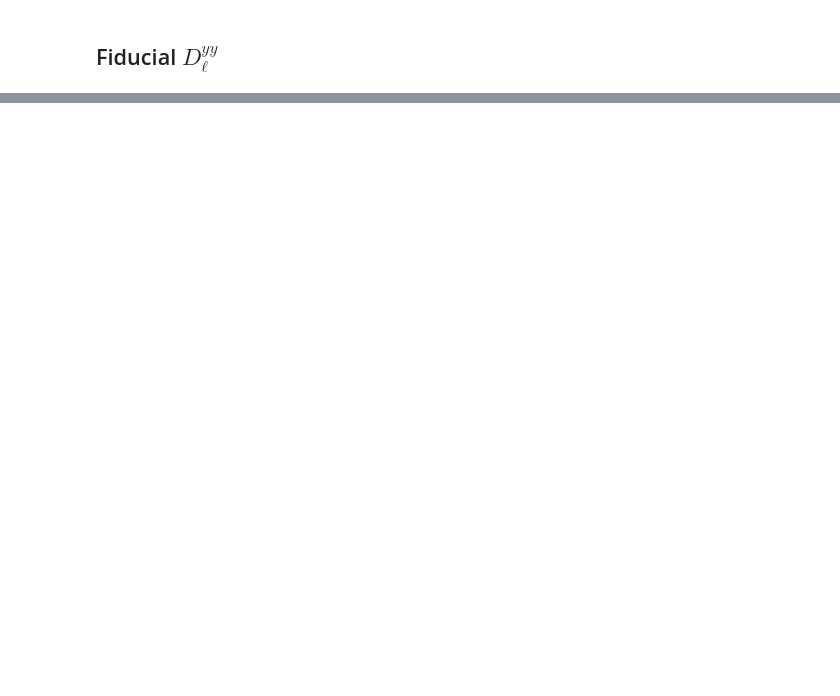
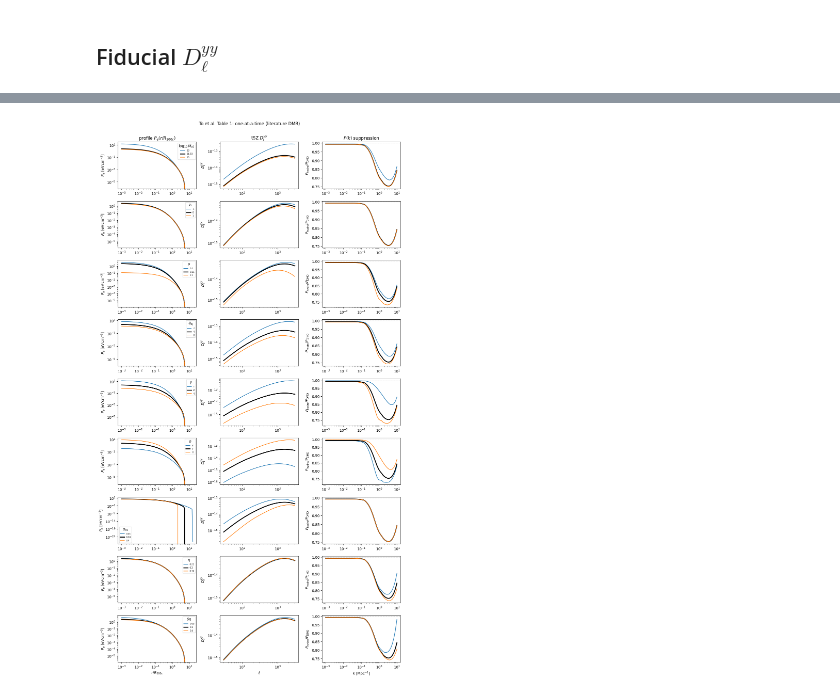
Before and after one commit to licongxu/hmfast, a Jupyter notebook: tutorial/dmb_tsz_ps_params.ipynb, the cells around one changed output, grey strips where cells are left out. Cells and saved outputs as stored; diff of their text form; code cells hidden in the pictures; blank space fills up the shorter version.

```diff
--- a/tutorial/dmb_tsz_ps_params.ipynb
+++ b/tutorial/dmb_tsz_ps_params.ipynb
@@ -259,0 +218,29 @@ Related: `tsz_power_spectrum.ipynb`, `dmb_observables.ipynb`.
+# %%
+nrow = len(SCANS)
+fig, axes = plt.subplots(nrow, 3, figsize=(12, 2.4 * nrow))
+for i, (title, key, values) in enumerate(SCANS):
+    ax_p, ax_t, ax_s = axes[i]
+    for v in values:
+        is_fid = np.isclose(v, FID[key])
+        kw = dict(color=("k" if is_fid else None), lw=(2.4 if is_fid else 1.4), label=f"{v:g}")
+        xr, pe = scan_pe[key][v]
+        ax_p.loglog(xr, pe, **kw)
+        ax_t.loglog(ell, to_dell(scan_cl[key][v]), **kw)
+        ax_s.semilogx(k_arr, scan_Sk[key][v], **kw)
+    ax_s.axhline(1.0, color="0.5", ls=":", lw=0.8)
+    ax_p.set_ylabel(r"$P_e$ [eV$\,$cm$^{-3}$]")
+    ax_t.set_ylabel(r"$D_\ell^{yy}$")
+    ax_s.set_ylabel(r"$P_{\rm hydro}/P_{\rm DMO}$")
+    ax_p.legend(fontsize=6, title=title, loc="best")
+    if i == 0:
+        ax_p.set_title(r"profile $P_e(r/R_{200c})$")
+        ax_t.set_title(r"tSZ $D_\ell^{yy}$")
+        ax_s.set_title(r"$P(k)$ suppression")
+axes[-1, 0].set_xlabel(r"$r/R_{200c}$")
+axes[-1, 1].set_xlabel(r"$\ell$")
+axes[-1, 2].set_xlabel(r"$k$ [Mpc$^{-1}$]")
+fig.suptitle(r"To et al. Table 1: one-at-a-time (literature DMB)", y=1.002)
+plt.tight_layout()
+plt.show()
+# %% [output]
+[figure, added]
```
Also changed, not shown: parts of 16 cells of this notebook, 2 other files.
